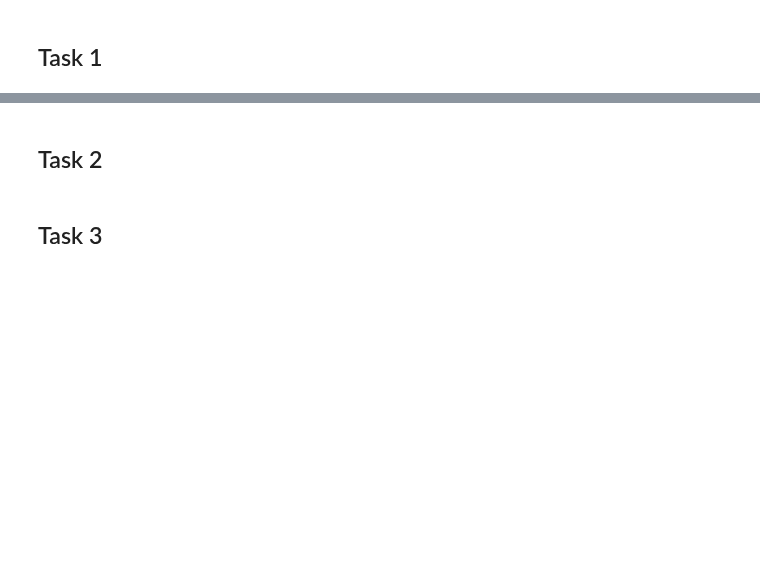
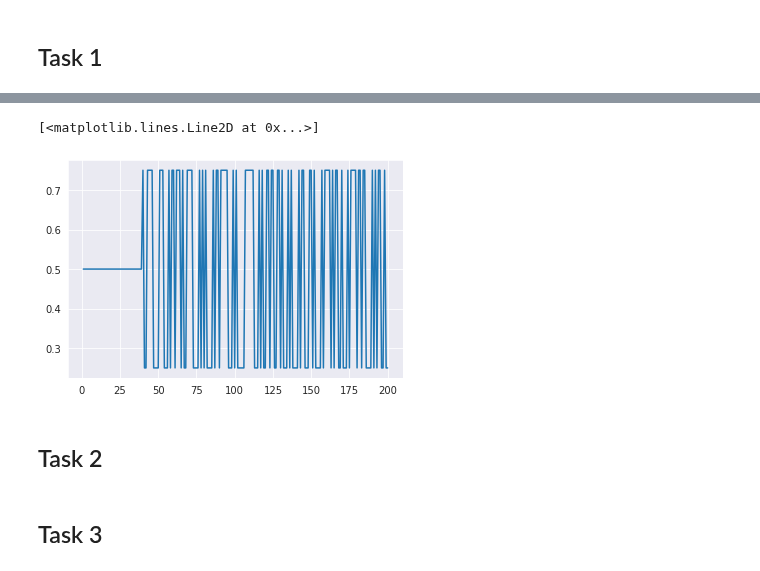
Before and after one commit to drkostas/Machine-Learning-Algorithms, a Jupyter notebook: Project4.ipynb, the cells around one changed output, grey strips where cells are left out. Cells and saved outputs as stored; diff of their text form; code cells hidden in the pictures; blank space fills up the shorter version.

Commit message:
Created MultiLayerPerceptron class and it works #2

```diff
--- a/Project4.ipynb
+++ b/Project4.ipynb
@@ -94,0 +101,13 @@ import custom_libs.Project3.models as p4_models
+# %%
+n_units = [2, 4, 1]
+activations = ["sigmoid", "sigmoid"]
+lr = 0.01
+batch_size = 2
+max_epochs = 7500
+shuffle = True
+seed = None#5
+# debug = {'top': 3, 'ff': 3, 'bp': 3, 'w': 3}
+debug = {'top': 2, 'ff': 0, 'bp': 0, 'w': 0}
+mlp = p4_models.MultiLayerPerceptron(units=n_units, activations=activations, seed=seed)
+accuracies = mlp.train(train=xor_data.copy(), shuffle=shuffle, batch_size=batch_size, lr=lr,
+          max_epochs=max_epochs, debug=debug)
@@ -95,3 +132,9 @@ import custom_libs.Project3.models as p4_models
+# %%
+accuracies_ = accuracies[:2000:10]
+plt.plot(np.arange(1, len(accuracies_)+1), accuracies_)
+# %% [output]
+[<matplotlib.lines.Line2D at 0x...>]
+[figure, added]
 # %% [markdown]
 ## Task 2
 # %% [markdown]
```
Also changed, not shown: parts of 4 cells of this notebook, 2 other files.
